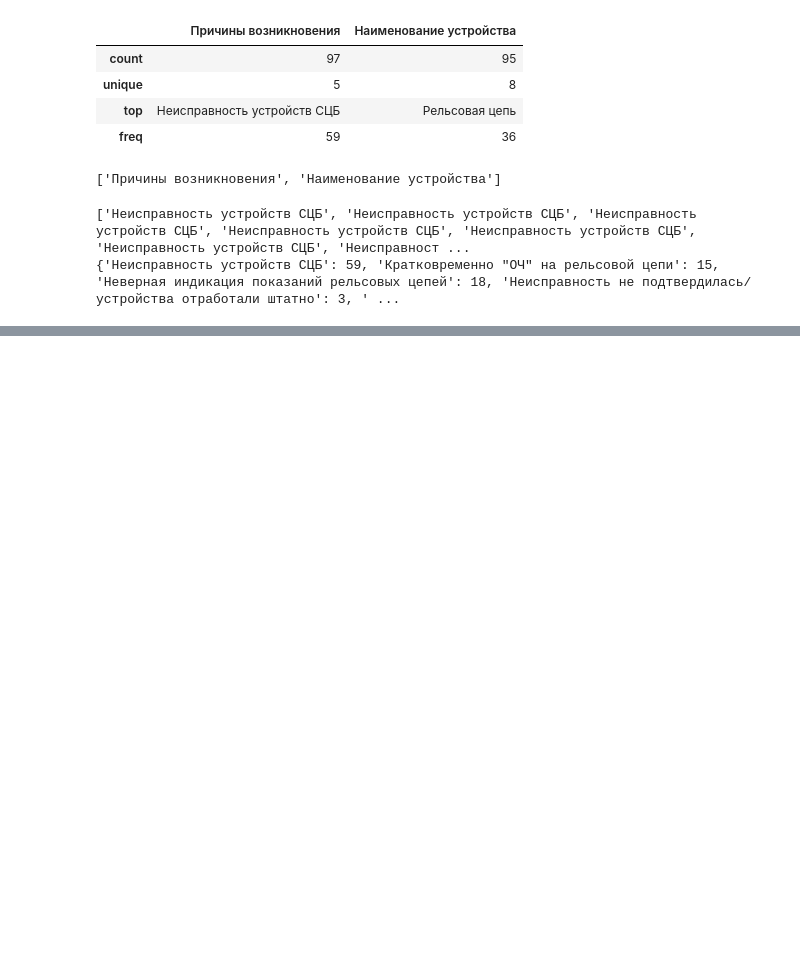
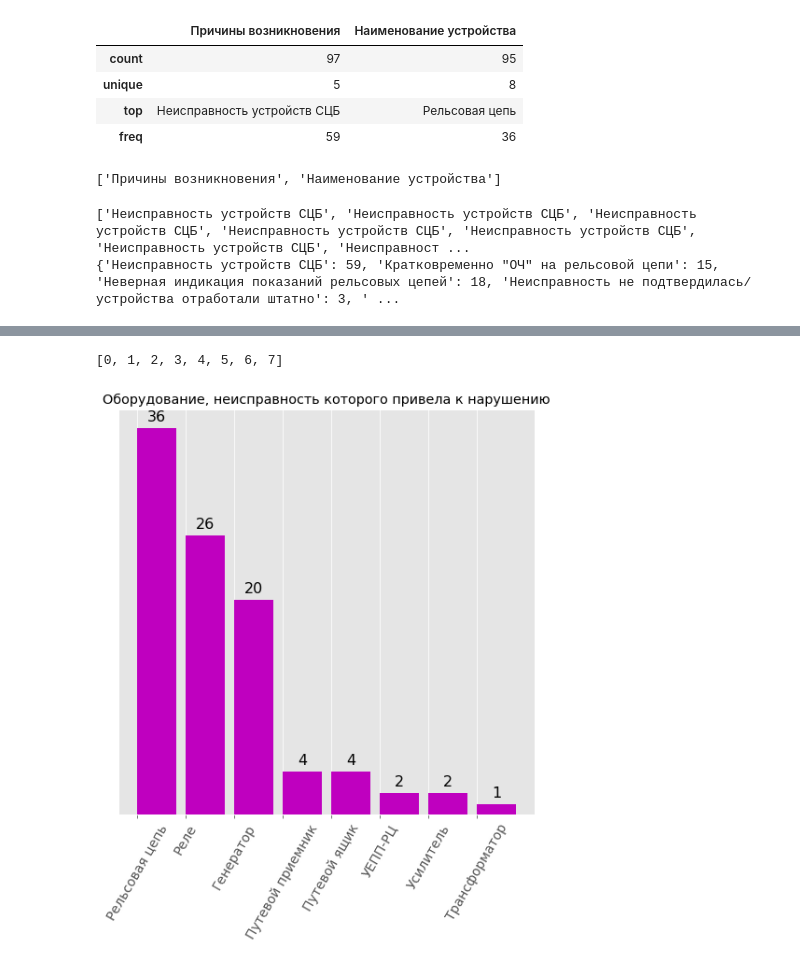
Before and after one commit to FrolovskiyKirill/Charts, a Jupyter notebook: Test_Charts.ipynb, the cells around one changed output, grey strips where cells are left out. Saved outputs shown, nothing was run; the diff lists cells and outputs as text; code cells hidden in the pictures; blank space fills up the shorter version.

```diff
--- a/Test_Charts.ipynb
+++ b/Test_Charts.ipynb
@@ -81,0 +103,28 @@ plt.show()
+# %%
+x = [i for i in range(0, len(bar_dict.keys()))]
+print(x)
+
+ax = plt.subplots(figsize=(8, 8))
+
+plt.bar(x, bar_dict.values(), color='m', tick_label=len(bar_dict.keys()), align='edge')
+
+plt.title('Оборудование, неисправность которого привела к нарушению')
+#get current axes
+ax = plt.gca()
+
+for rect in ax.patches:
+    height = rect.get_height()
+    ax.annotate(f'{int(height)}', fontsize=16, xy=(rect.get_x()+rect.get_width()/2, height),
+                xytext=(0, 5), textcoords='offset points', ha='center', va='bottom')
+
+#hide xy-axis
+ax.get_yaxis().set_visible(False)
+ax.get_xaxis().set_visible(True)
+# plt.axis('off')
+
+plt.xticks(x, bar_dict.keys(), fontsize=14, rotation=60)
+
+plt.show()
+# %% [output]
+[0, 1, 2, 3, 4, 5, 6, 7]
+[figure, added]
```
Also changed, not shown: parts of 7 cells of this notebook.
